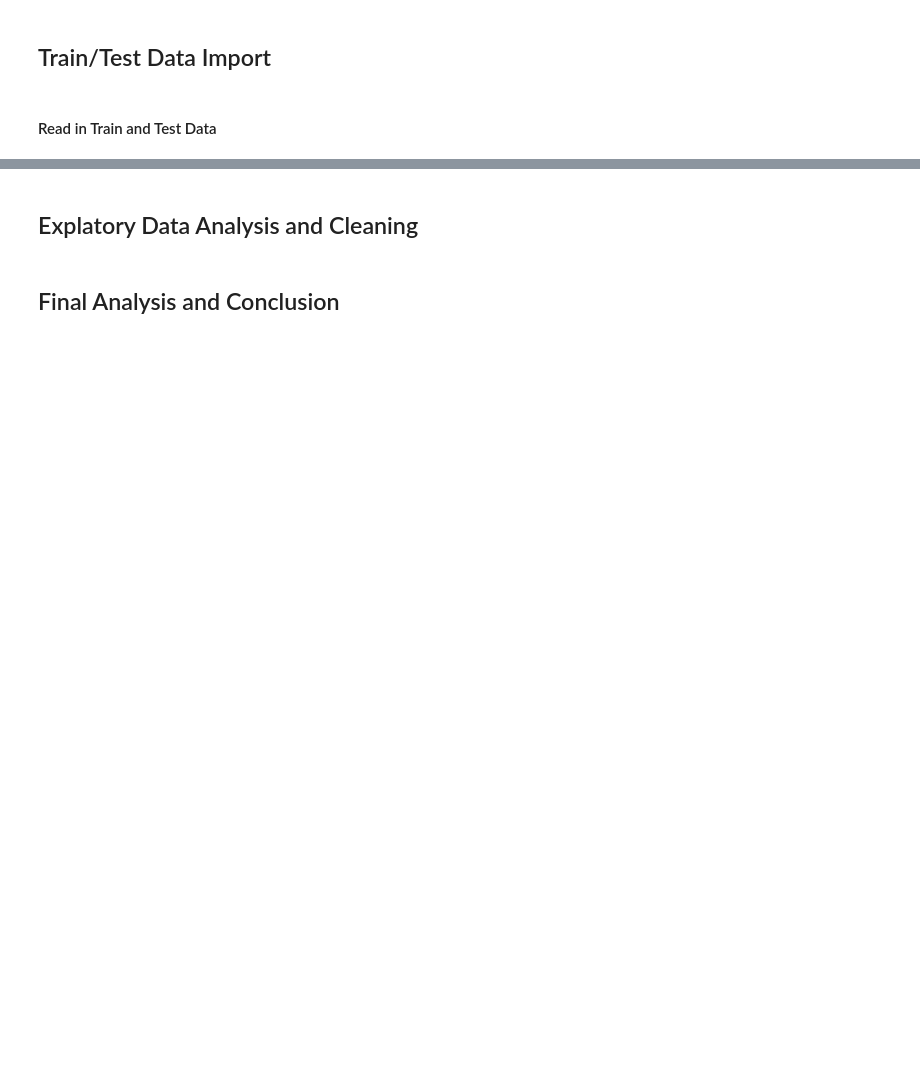
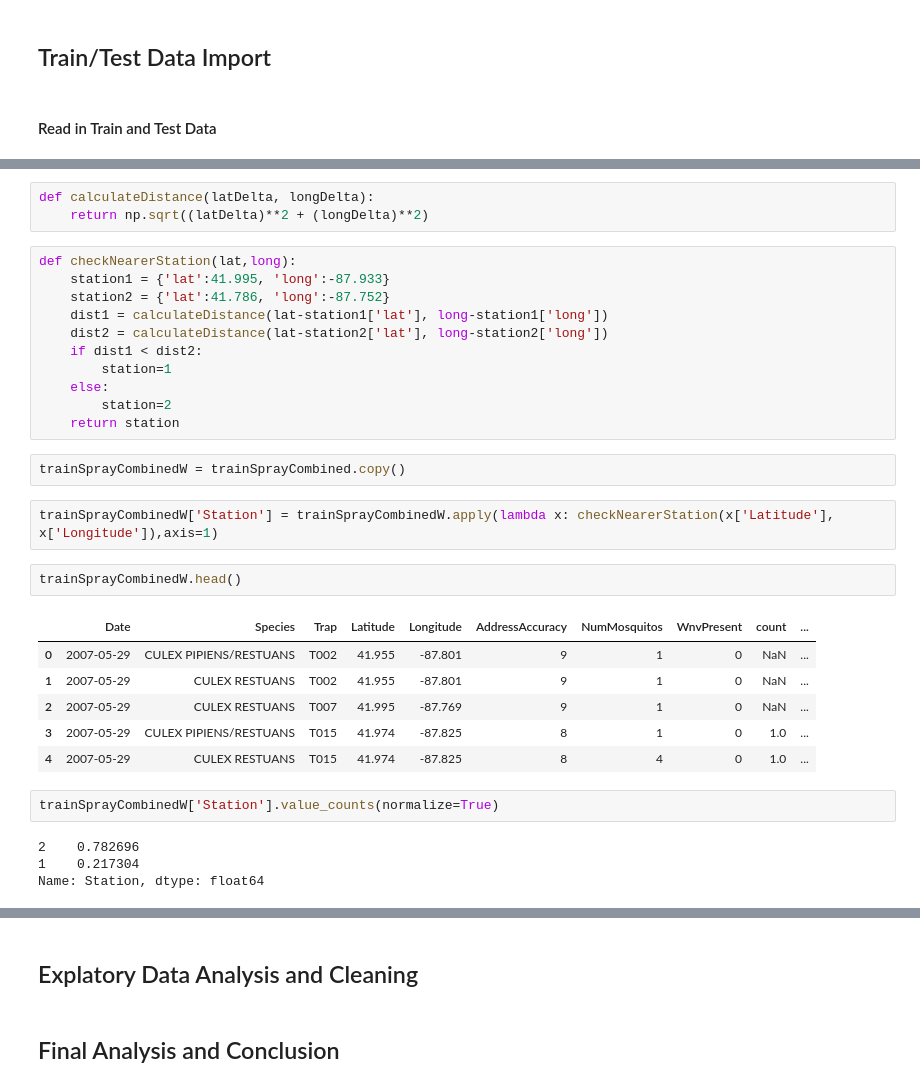
Before and after one commit to vincentleejiaqing/DSI11-SG-Project_4-GROUP_1, a Jupyter notebook: predict-west-nile-virus/project_4_GROUP_1.ipynb, the cells around one changed output, grey strips where cells are left out. Drawn from its saved outputs; the diff is of its cells as text; blank space fills up the shorter version.

```diff
--- a/predict-west-nile-virus/project_4_GROUP_1.ipynb
+++ b/predict-west-nile-virus/project_4_GROUP_1.ipynb
@@ -41,0 +341,33 @@ The Chicago Municipality and Chicago Department of Public Health can choose the
+# %%
+def calculateDistance(latDelta, longDelta):
+    return np.sqrt((latDelta)**2 + (longDelta)**2)
+# %%
+def checkNearerStation(lat,long):
+    station1 = {'lat':41.995, 'long':-87.933}
+    station2 = {'lat':41.786, 'long':-87.752}
+    dist1 = calculateDistance(lat-station1['lat'], long-station1['long'])
+    dist2 = calculateDistance(lat-station2['lat'], long-station2['long'])
+    if dist1 < dist2:
+        station=1
+    else:
+        station=2
+    return station
+# %%
+trainSprayCombinedW = trainSprayCombined.copy()
+# %%
+trainSprayCombinedW['Station'] = trainSprayCombinedW.apply(lambda x: checkNearerStation(x['Latitude'], x['Longitude']),axis=1)
+# %%
+trainSprayCombinedW.head()
+# %% [output]
+|  | Date | Species | Trap | Latitude | Longitude | AddressAccuracy | NumMosquitos | WnvPresent | count | ... |
+| 0 | 2007-05-29 | CULEX PIPIENS/RESTUANS | T002 | 41.955 | -87.801 | 9 | 1 | 0 | NaN | ... |
+| 1 | 2007-05-29 | CULEX RESTUANS | T002 | 41.955 | -87.801 | 9 | 1 | 0 | NaN | ... |
+| 2 | 2007-05-29 | CULEX RESTUANS | T007 | 41.995 | -87.769 | 9 | 1 | 0 | NaN | ... |
+| 3 | 2007-05-29 | CULEX PIPIENS/RESTUANS | T015 | 41.974 | -87.825 | 8 | 1 | 0 | 1.0 | ... |
+| 4 | 2007-05-29 | CULEX RESTUANS | T015 | 41.974 | -87.825 | 8 | 4 | 0 | 1.0 | ... |
+# %%
+trainSprayCombinedW['Station'].value_counts(normalize=True)
+# %% [output]
+2    0.782696
+1    0.217304
+Name: Station, dtype: float64
```
Also changed, not shown: parts of 102 cells of this notebook.
